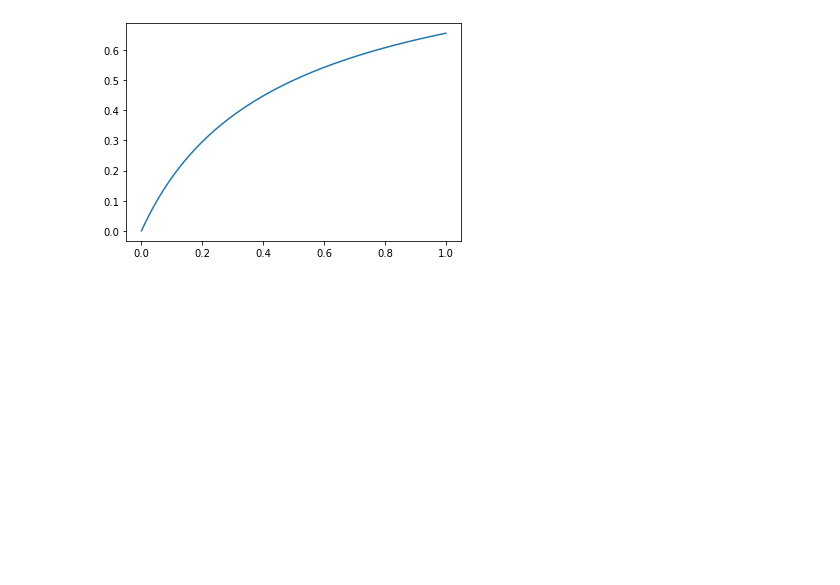
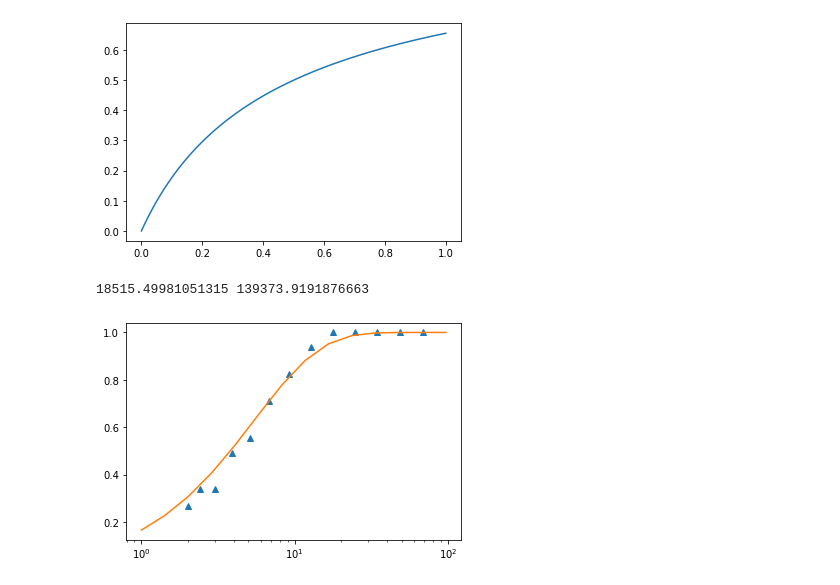
Before and after one commit to betoto008/Epidemiology_2020, a Jupyter notebook: Jupyter_Notebooks/2_Stochastic_Network.ipynb, the cells around one changed output. Drawn from its saved outputs; the diff is of its cells as text; code cells hidden in the pictures; blank space fills up the shorter version.

Commit message:
correcting T for SEIR and p(epi|n) for the network imac

```diff
--- a/Jupyter_Notebooks/2_Stochastic_Network.ipynb
+++ b/Jupyter_Notebooks/2_Stochastic_Network.ipynb
@@ -361,3 +361,27 @@ plt.legend()
 # %% [output]
 [<matplotlib.lines.Line2D at 0x...>]
 [figure]
+# %%
+R0 = 1.2
+p = 1.0
+sigma = 1000
+beta = R0*gamma
+data = np.loadtxt('../../../../Dropbox/Research/Epidemiology_2020/Text_files/Stochastic/Networks/barabasi-albert/ensemble_I_R0%.1f_sigma%.1f_N%d_p%.1f_barabasi-albert.txt'%(beta/gamma, sigma, N, p))
+max_values = np.array([np.max(data[i,:]) for i in np.arange(len(data[:,0]))])
+data_ext = np.array([((data[i,-1]==0) & (max_values[i] < 20)) for i in np.arange(len(data[:,0]))]) #selecting extinct trajectories
+#data_ext = np.array([((data[i,-1]==0)) for i in np.arange(len(data[:,0]))]) #selecting extinct trajectories
+n_ext = len(data[:,0][data_ext])
+prob_ext = n_ext/len(data[:,0])
+hist = np.histogram(max_values, bins = np.logspace(0,np.log10(int(np.max(max_values)+1)), 15), density = False);
+hist_ext = np.histogram(max_values[data_ext], bins = np.logspace(0,np.log10(int(np.max(max_values)+1)), 15), density = False);
+a = np.cumsum(hist_ext[0]*hist_ext[1][:-1])[-1]
+b = np.cumsum(hist[0]*hist[1][:-1])[-1]
+print(a, b)
+prob_epi_n_data = 1-(((1-np.cumsum(hist_ext[0]*hist_ext[1][:-1])/a)*prob_ext)/(1-np.cumsum(hist[0]*hist[1][:-1])/b))
+plt.plot((hist_ext[1][:-1]+1), prob_epi_n_data, '^')
+#R0 = np.sqrt(1-4*(((1/4)*gamma-sigma*beta)/((1/4)+gamma)**2))
+plt.plot((hist_ext[1][:-1]), 1-(1/(R0))**((hist_ext[1][:-1])))
+plt.xscale('log')
+# %% [output]
+18515.49981051315 139373.9191876663
+[figure, added]
```
Also changed, not shown: parts of 4 cells of this notebook, 18 other files.
